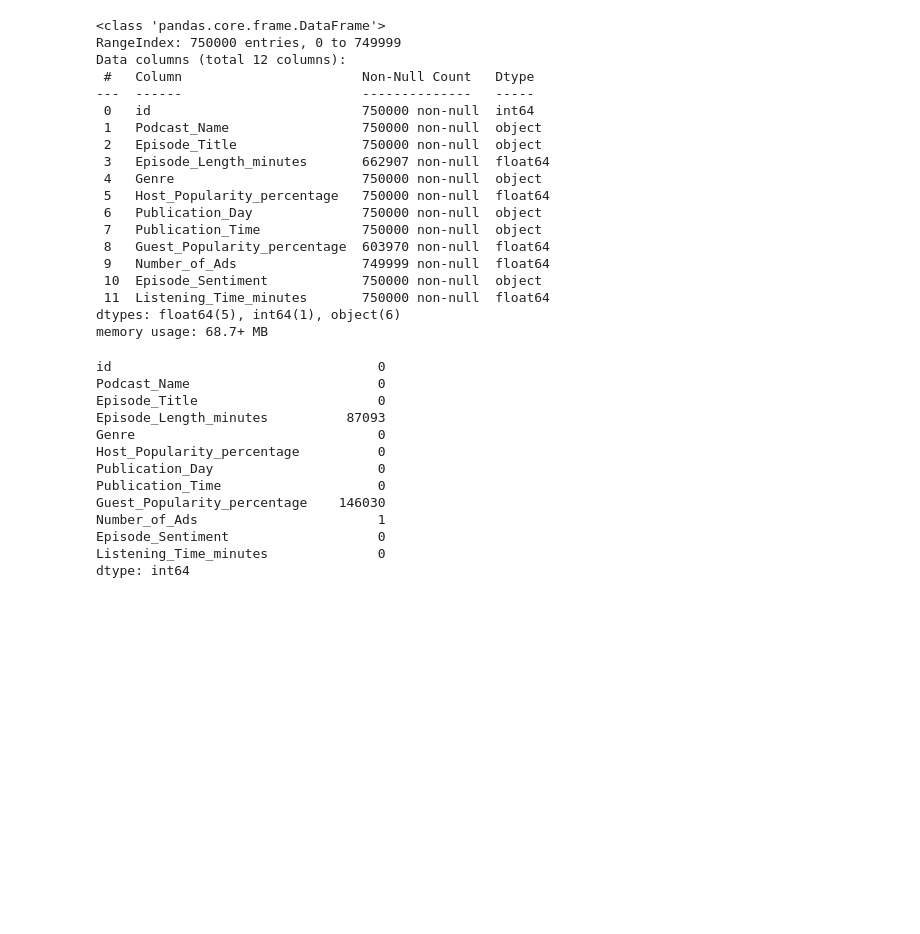
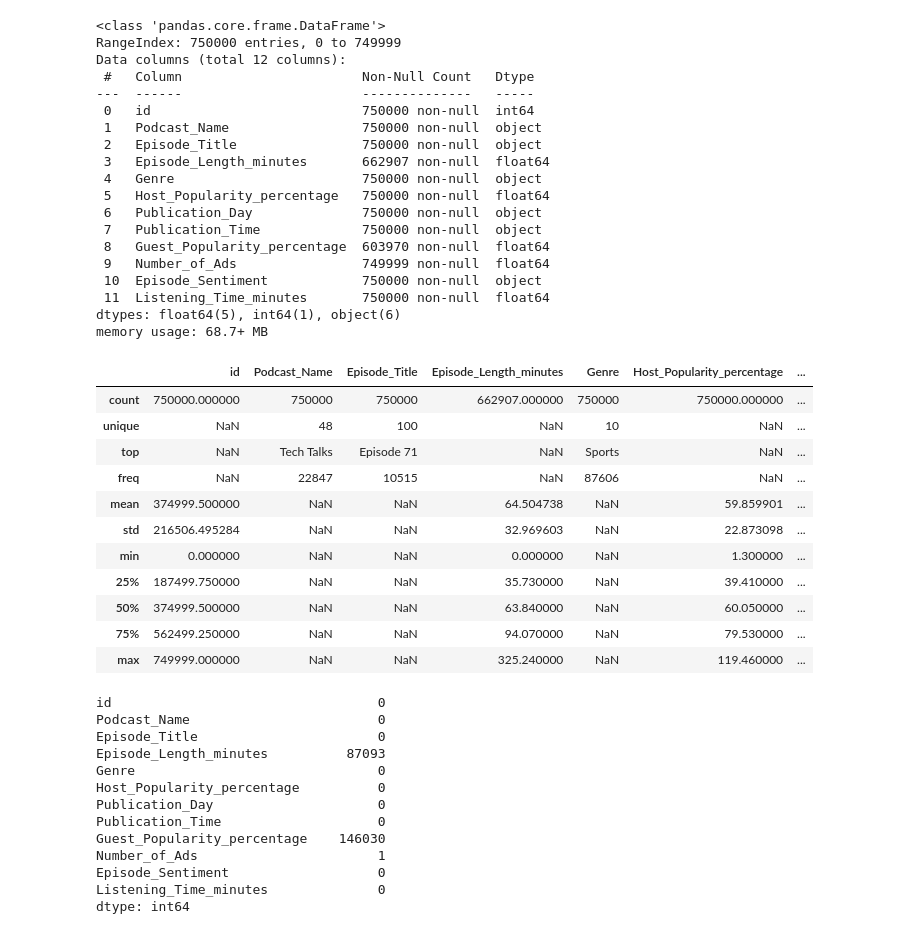
Before and after one commit to roshanJayasekara/Predict-Podcast-Listening-Time, a Jupyter notebook: predicting-podcast-listening-time.ipynb, the cells around one changed output. Drawn from its saved outputs; the diff is of its cells as text; code cells hidden in the pictures; blank space fills up the shorter version.

```diff
--- a/predicting-podcast-listening-time.ipynb
+++ b/predicting-podcast-listening-time.ipynb
@@ -73,6 +73,21 @@ Data columns (total 12 columns):
  11  Listening_Time_minutes       750000 non-null  float64
 dtypes: float64(5), int64(1), object(6)
 memory usage: 68.7+ MB
+# %%
+df_train.describe(include="all")
+# %% [output]
+|  | id | Podcast_Name | Episode_Title | Episode_Length_minutes | Genre | Host_Popularity_percentage | ... |
+| count | 750000.000000 | 750000 | 750000 | 662907.000000 | 750000 | 750000.000000 | ... |
+| unique | NaN | 48 | 100 | NaN | 10 | NaN | ... |
+| top | NaN | Tech Talks | Episode 71 | NaN | Sports | NaN | ... |
+| freq | NaN | 22847 | 10515 | NaN | 87606 | NaN | ... |
+| mean | 374999.500000 | NaN | NaN | 64.504738 | NaN | 59.859901 | ... |
+| std | 216506.495284 | NaN | NaN | 32.969603 | NaN | 22.873098 | ... |
+| min | 0.000000 | NaN | NaN | 0.000000 | NaN | 1.300000 | ... |
+| 25% | 187499.750000 | NaN | NaN | 35.730000 | NaN | 39.410000 | ... |
+| 50% | 374999.500000 | NaN | NaN | 63.840000 | NaN | 60.050000 | ... |
+| 75% | 562499.250000 | NaN | NaN | 94.070000 | NaN | 79.530000 | ... |
+| max | 749999.000000 | NaN | NaN | 325.240000 | NaN | 119.460000 | ... |
 # %%
 df_train.isna().sum()
 # %% [output]
```
Also changed, not shown: parts of 14 cells of this notebook.
